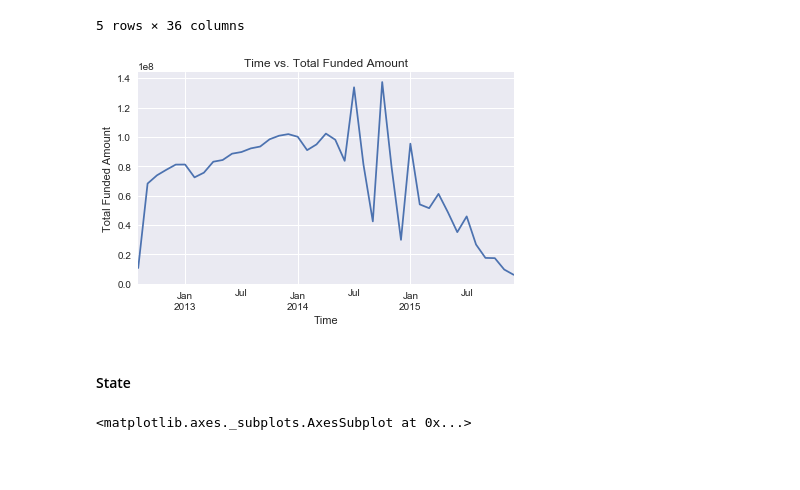
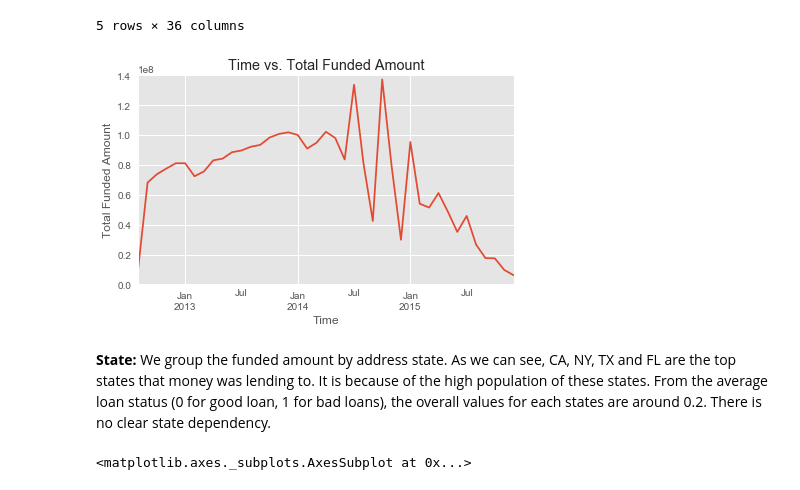
Before and after one commit to RegulusAn/Lending_Club, a Jupyter notebook: Lending_Club_project.ipynb, the cells around one changed output. Saved outputs shown, nothing was run; the diff lists cells and outputs as text; code cells hidden in the pictures; blank space fills up the shorter version.

```diff
--- a/Lending_Club_project.ipynb
+++ b/Lending_Club_project.ipynb
@@ -237,15 +238,18 @@ data_final.head(5)
 5 rows × 36 columns
 # %%
 data_group_by_month = data_final[['issue_month', 'funded_amnt']].groupby('issue_month').sum()
+
+plt.style.use('ggplot')
 data_group_by_month['funded_amnt'].plot()
+plt.ylim([0, 1.4e8])
 plt.xlabel('Time')
 plt.ylabel('Total Funded Amount')
 plt.title('Time vs. Total Funded Amount')
 plt.tight_layout()
 # %% [output]
-[figure, old version]
+[figure, new version]
-# %% [markdown]
-#### State
+# %% [markdown]
+**State:** We group the funded amount by address state. As we can see, CA, NY, TX and FL are the top states that money was lending to. It is because of the high population of these states. From the average loan status (0 for good loan, 1 for bad loans), the overall values for each states are around 0.2. There is no clear state dependency.
 # %%
 funded_amnt_group_by_state = data_final[['addr_state', 'funded_amnt']].groupby(['addr_state'], as_index = False).sum()
 loan_label_group_by_state = data_final[['addr_state', 'loan_label']].groupby(['addr_state'], as_index = False).mean()
```
Also changed, not shown: parts of 75 cells of this notebook.
